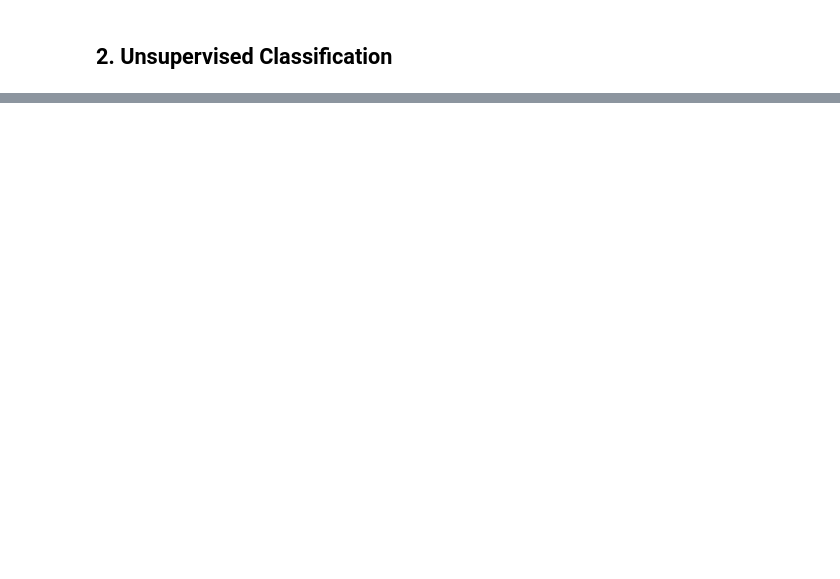
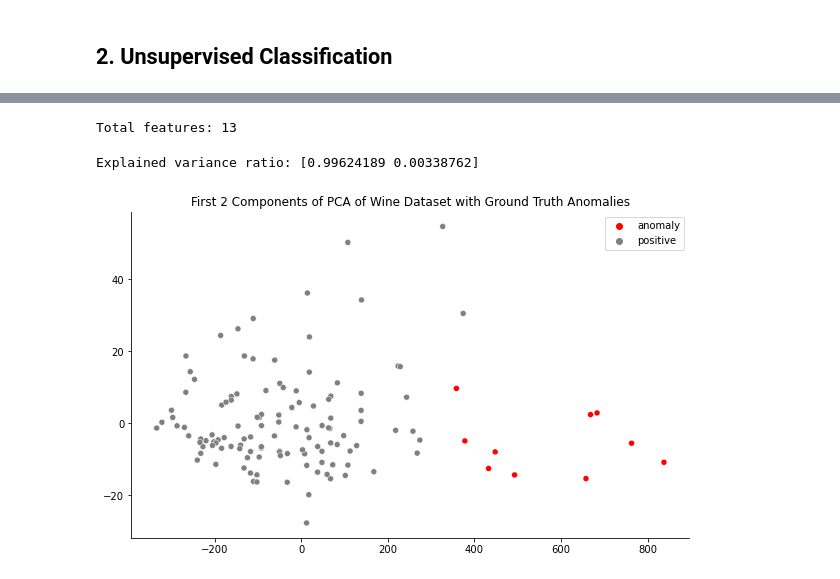
Before and after one commit to viyaleta/Medium-Code-Examples, a Jupyter notebook: GMM/3 Use-Cases for GMM.ipynb, the cells around one changed output, grey strips where cells are left out. Drawn from its saved outputs; the diff is of its cells as text; code cells hidden in the pictures; blank space fills up the shorter version.

```diff
--- a/GMM/3 Use-Cases for GMM.ipynb
+++ b/GMM/3 Use-Cases for GMM.ipynb
@@ -215,0 +121,43 @@ plt.show()
+# %%
+# upload the datafile
+# http://odds.cs.stonybrook.edu/wine-dataset/
+# Saket Sathe and Charu C. Aggarwal. LODES: Local Density meets Spectral Outlier Detection. SIAM Conference on Data Mining, 2016.
+wine = loadmat('wine.mat')
+
+# grab the features and create a dataframe
+columns = ["alcohol", "malicacid", "ash", "alcalinity_of_ash", "magnesium",
+          "total_phenols", "flavanoids", "nonflanoid_phenols", "proanthocyanins",
+          "color_intensity", "hue", "0D280_0D315_of_diluted_wines", "proline"]
+
+print('Total features:', len(columns))
+
+df = pd.DataFrame(wine["X"], columns=columns)
+
+# anomaly targets
+y_true = wine["y"].flatten()
+
+# fit the model with 2 components
+gmm = GaussianMixture(n_components=2)
+gmm.fit(df)
+
+# get predicted data
+component = gmm.predict(df)
+proba = gmm.predict_proba(df)
+# %% [output]
+Total features: 13
+# %%
+# create PCA
+pca = PCA(n_components=2)
+pca_components = pca.fit_transform(df)
+print('Explained variance ratio:', pca.explained_variance_ratio_)
+
+# show as scatterplot
+sns.scatterplot(x=pca_components[:,0], y=pca_components[:,1],
+                hue=np.where(y_true==1, 'anomaly', 'positive'),
+                palette=sns.color_palette(['r', 'gray'], as_cmap=True))
+sns.despine()
+plt.title('First 2 Components of PCA of Wine Dataset with Ground Truth Anomalies')
+plt.show()
+# %% [output]
+Explained variance ratio: [0.99624189 0.00338762]
+[figure, added]
```
Also changed, not shown: parts of 40 cells of this notebook, 5 other files.
